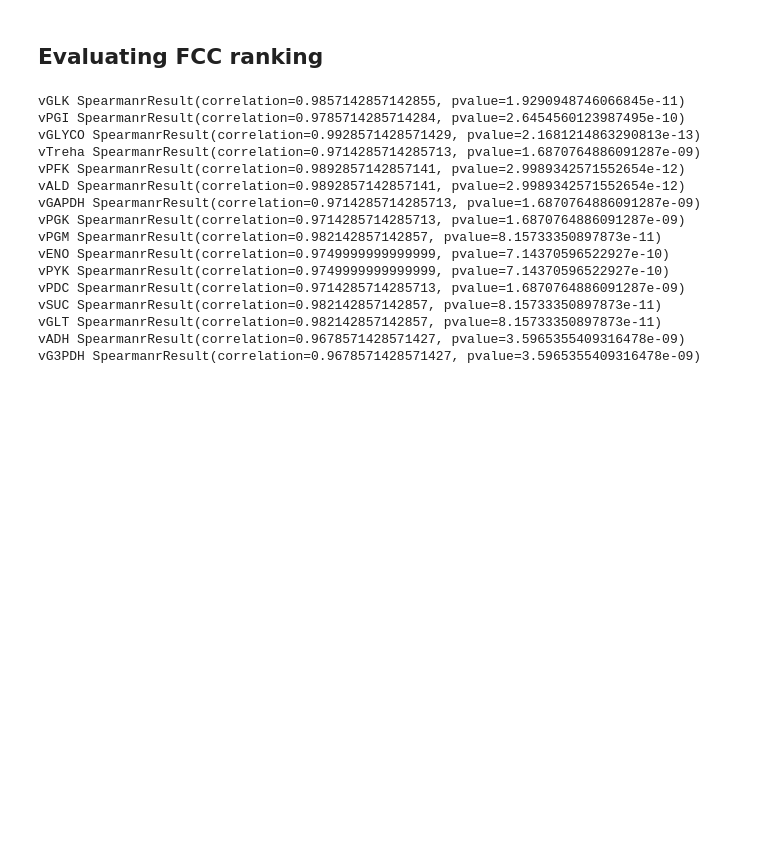
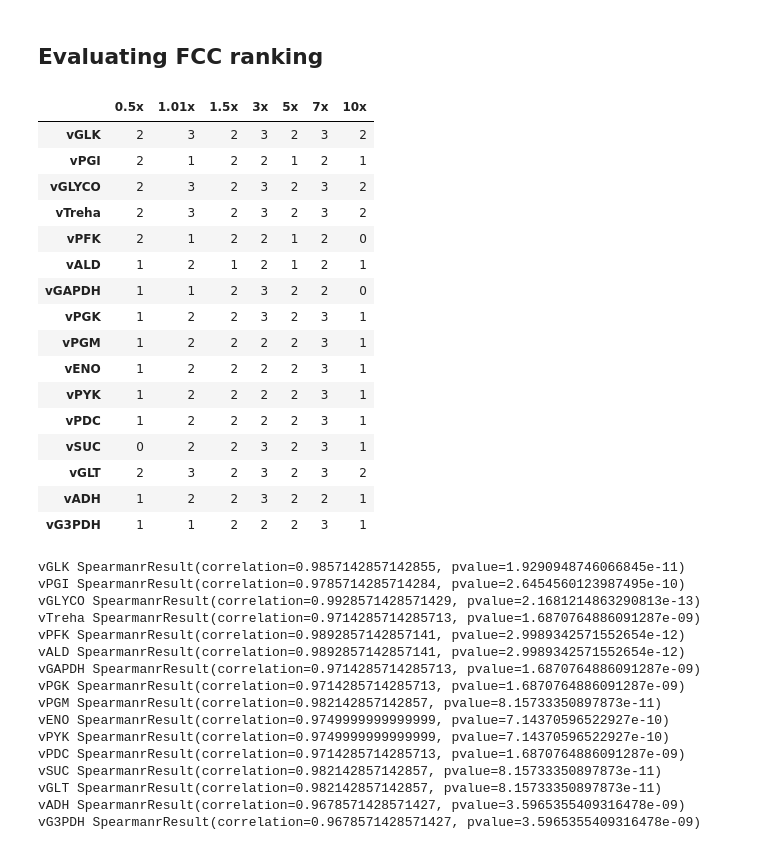
Before and after one commit to sys-bio/BMCA-pipeline, a Jupyter notebook: notebooks/all_data/perturbingEnzymesAndYs_v_simpliTeusink.ipynb, the cells around one changed output. Cells and saved outputs as stored; diff of their text form; code cells hidden in the pictures; blank space fills up the shorter version.

Commit message:
ranking colormap added

```diff
--- a/notebooks/all_data/perturbingEnzymesAndYs_v_simpliTeusink.ipynb
+++ b/notebooks/all_data/perturbingEnzymesAndYs_v_simpliTeusink.ipynb
@@ -489,12 +460,59 @@ m1 = gtFCC.index.values[:, None] == gtFCC.columns.values
 gtFCC = pd.DataFrame(np.select([m1], [float('Nan')], gtFCC), columns=gtFCC.columns, index=gtFCC.index)
 gtFCC_rankings= gtFCC.rank(axis=1, ascending=False, na_option='keep')
 # gtFCC_rankings
-# %%
-postFCC_med=pd.DataFrame(np.median(postFCC, axis=0), columns=r.getReactionIds(), index=r.getReactionIds()).abs()
-# m1 = gtFCC.index.values[:, None] == gtFCC.columns.values
-postFCC_med = pd.DataFrame(np.select([m1], [float('Nan')], postFCC_med), columns=gtFCC.columns, index=gtFCC.index)
-postFCC_med_rankings= postFCC_med.rank(axis=1, ascending=False, na_option='keep')
-# postFCC_med_rankings
+# %%
+m1 = gtFCC_rankings.isin([1.0])
+m2 = gtFCC_rankings.isin([2.0])
+m3 = gtFCC_rankings.isin([3.0])
+a = m1.mul(r.getReactionIds()).apply(lambda x: [i for i in x if i], axis=1)
+b = m2.mul(r.getReactionIds()).apply(lambda x: [i for i in x if i], axis=1)
+c = m3.mul(r.getReactionIds()).apply(lambda x: [i for i in x if i], axis=1)
+
+trueRanks = pd.concat([a,b,c], axis=1)
+trueRanks['topThree'] = trueRanks[0] + trueRanks[1] + trueRanks[2]
+# %%
+rxn_FCCs = [postFCC05, postFCC10, postFCC15, postFCC3, postFCC5, postFCC7, postFCC10]
+scores = []
+for pt_level in rxn_FCCs:
+    postFCC_med=pd.DataFrame(np.median(pt_level, axis=0), columns=r.getReactionIds(), index=r.getReactionIds()).abs()
+    # m1 = gtFCC.index.values[:, None] == gtFCC.columns.values
+    postFCC_med = pd.DataFrame(np.select([m1], [float('Nan')], postFCC_med), columns=gtFCC.columns, index=gtFCC.index)
+    postFCC_med_rankings= postFCC_med.rank(axis=1, ascending=False, na_option='keep')
+
+    m1 = postFCC_med_rankings.isin([1.0])
+    m2 = postFCC_med_rankings.isin([2.0])
+    m3 = postFCC_med_rankings.isin([3.0])
+    a = m1.mul(r.getReactionIds()).apply(lambda x: [i for i in x if i], axis=1)
+    b = m2.mul(r.getReactionIds()).apply(lambda x: [i for i in x if i], axis=1)
+    c = m3.mul(r.getReactionIds()).apply(lambda x: [i for i in x if i], axis=1)
+
+    prdRanks = pd.concat([a,b,c], axis=1)
+    prdRanks['topThree'] = prdRanks[0] + prdRanks[1] + prdRanks[2]
+
+    scores.append([len([i for i in prdRanks['topThree'][rxn] if i in trueRanks['topThree'][rxn]]) for rxn in r.getReactionIds()])
+
+topThreeCheckdf = pd.DataFrame(scores, columns=r.getReactionIds(), index=pt_labels).T
+# %%
+topThreeCheckdf.style.background_gradient(cmap='RdYlBu', axis=None)
+# sns.heatmap(topThreeCheckdf, annot=True, cmap='RdYlBu')
+# %% [output]
+|  | 0.5x | 1.01x | 1.5x | 3x | 5x | 7x | 10x |
+| vGLK | 2 | 3 | 2 | 3 | 2 | 3 | 2 |
+| vPGI | 2 | 1 | 2 | 2 | 1 | 2 | 1 |
+| vGLYCO | 2 | 3 | 2 | 3 | 2 | 3 | 2 |
+| vTreha | 2 | 3 | 2 | 3 | 2 | 3 | 2 |
+| vPFK | 2 | 1 | 2 | 2 | 1 | 2 | 0 |
+| vALD | 1 | 2 | 1 | 2 | 1 | 2 | 1 |
+| vGAPDH | 1 | 1 | 2 | 3 | 2 | 2 | 0 |
+| vPGK | 1 | 2 | 2 | 3 | 2 | 3 | 1 |
+| vPGM | 1 | 2 | 2 | 2 | 2 | 3 | 1 |
+| vENO | 1 | 2 | 2 | 2 | 2 | 3 | 1 |
+| vPYK | 1 | 2 | 2 | 2 | 2 | 3 | 1 |
+| vPDC | 1 | 2 | 2 | 2 | 2 | 3 | 1 |
+| vSUC | 0 | 2 | 2 | 3 | 2 | 3 | 1 |
+| vGLT | 2 | 3 | 2 | 3 | 2 | 3 | 2 |
+| vADH | 1 | 2 | 2 | 3 | 2 | 2 | 1 |
+| vG3PDH | 1 | 1 | 2 | 2 | 2 | 3 | 1 |
 # %%
 for i in r.getReactionIds():
     a = gtFCC_rankings.loc[i].values
```
Also changed, not shown: parts of 1 cell of this notebook.
